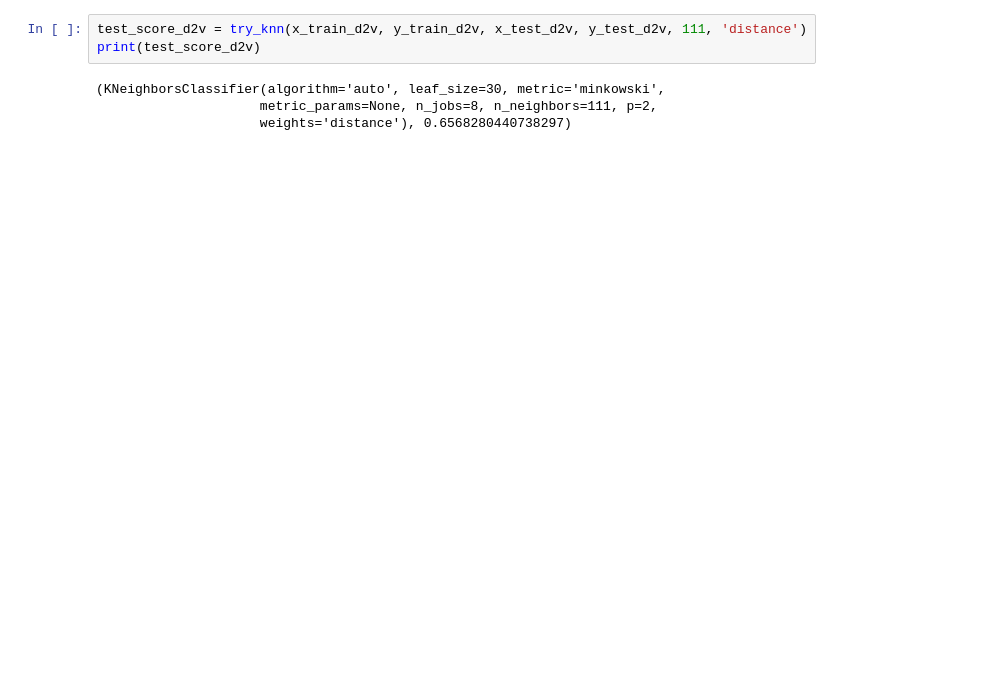
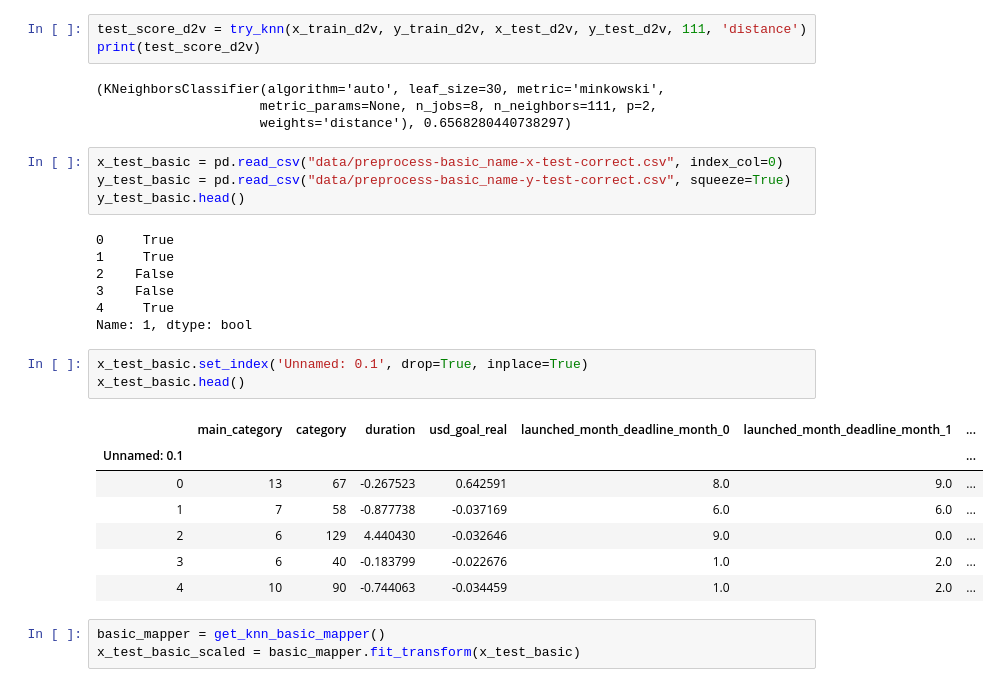
Before and after one commit to michaelmdresser/csci5622project, a Jupyter notebook: erika_knn.ipynb, the cells around one changed output. Drawn from its saved outputs; the diff is of its cells as text; blank space fills up the shorter version.

```diff
--- a/erika_knn.ipynb
+++ b/erika_knn.ipynb
@@ -497,3 +497,28 @@ print(test_score_d2v)
 (KNeighborsClassifier(algorithm='auto', leaf_size=30, metric='minkowski',
                      metric_params=None, n_jobs=8, n_neighbors=111, p=2,
                      weights='distance'), 0.6568280440738297)
+# %%
+x_test_basic = pd.read_csv("data/preprocess-basic_name-x-test-correct.csv", index_col=0)
+y_test_basic = pd.read_csv("data/preprocess-basic_name-y-test-correct.csv", squeeze=True)
+y_test_basic.head()
+# %% [output]
+0     True
+1     True
+2    False
+3    False
+4     True
+Name: 1, dtype: bool
+# %%
+x_test_basic.set_index('Unnamed: 0.1', drop=True, inplace=True)
+x_test_basic.head()
+# %% [output]
+|  | main_category | category | duration | usd_goal_real | launched_month_deadline_month_0 | launched_month_deadline_month_1 | ... |
+| Unnamed: 0.1 |  |  |  |  |  |  | ... |
+| 0 | 13 | 67 | -0.267523 | 0.642591 | 8.0 | 9.0 | ... |
+| 1 | 7 | 58 | -0.877738 | -0.037169 | 6.0 | 6.0 | ... |
+| 2 | 6 | 129 | 4.440430 | -0.032646 | 9.0 | 0.0 | ... |
+| 3 | 6 | 40 | -0.183799 | -0.022676 | 1.0 | 2.0 | ... |
+| 4 | 10 | 90 | -0.744063 | -0.034459 | 1.0 | 2.0 | ... |
+# %%
+basic_mapper = get_knn_basic_mapper()
+x_test_basic_scaled = basic_mapper.fit_transform(x_test_basic)
```
Also changed, not shown: parts of 10 cells of this notebook, 1 other file.
